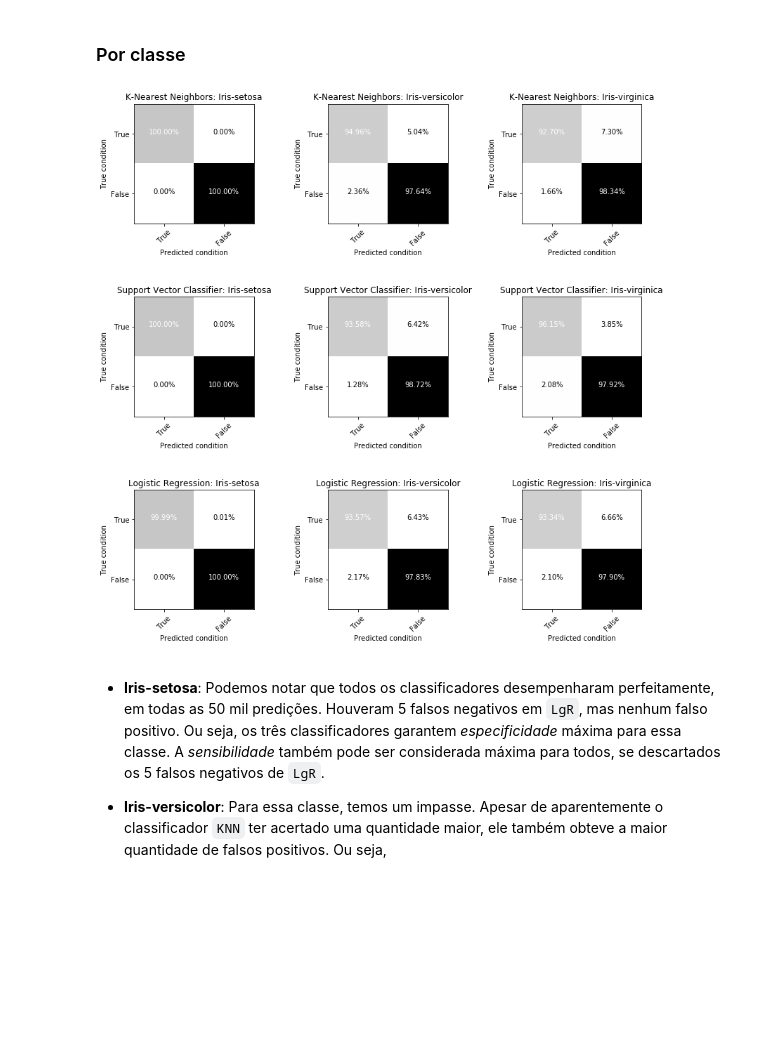
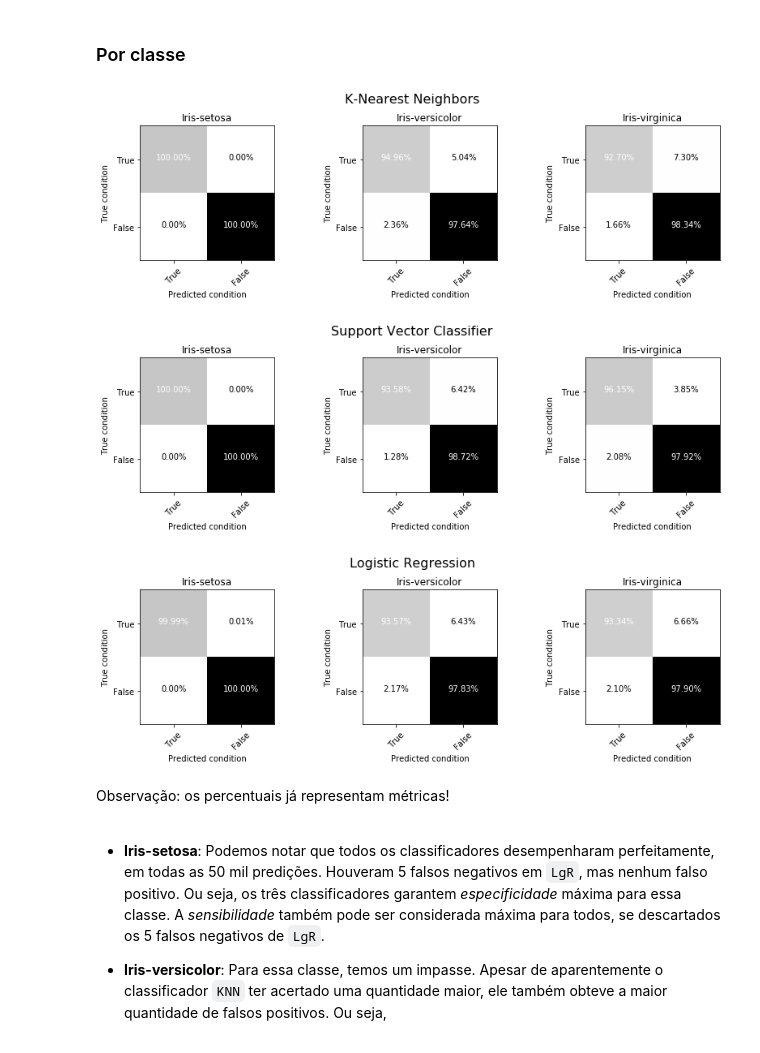
Before and after one commit to cristianokiu/desafio_datascience_intelivix_dez2016, a Jupyter notebook: Basico.ipynb, the cells around one changed output. Drawn from its saved outputs; the diff is of its cells as text; code cells hidden in the pictures; blank space fills up the shorter version.

Commit message:
Refactor code and add ConfusionMatrix class

```diff
--- a/Basico.ipynb
+++ b/Basico.ipynb
@@ -85,7 +85,7 @@ params = [
 # e o processo é repetido 'n_repeats' vezes.
 cross_validator = RepeatedStratifiedKFold(n_splits=3, n_repeats=100, random_state=R_STATE)
 
-for classifier, name, param in zip(classifiers, classifiers_names, params):
+for classifier, name, param in zip(classifiers, classifier_names, params):
     # Aqui, cada classificador é testado em cross-validation pelo RandomizedSearchCV,
     # para cada combinação randômica dos parâmetros.
     grid = RandomizedSearchCV(classifier, param, scoring='accuracy',
@@ -129,29 +129,30 @@ def massive_training(classifiers, X, y, n_splits=3, n_repeats=10):
 y_true, y_preds = massive_training(classifiers, X, y, n_repeats=1000)
 # %% [markdown]
 ## Matrizes de confusão
+# %%
+cms = []
+for y_pred, name in zip(y_preds, classifier_names):
+    matrix = cls_metrics.confusion_matrix(y_true, y_pred)
+    cms.append(utils.ConfusionMatrix(matrix, name, encoder.classes_))
 # %% [markdown]
 ### Por classificador
 # %%
 %matplotlib inline
 
-cms = [cls_metrics.confusion_matrix(y_true, y_pred) for y_pred in y_preds]
-utils.plot_confusion_matrices(cms, encoder.classes_, titles=classifiers_names)
+utils.plot_confusion_matrices(cms)
 # %% [output]
 [figure]
 # %% [markdown]
 ### Por classe
-# %%
-cl_cms, titles = [], []
-for cm, name in zip(cms, classifiers_names):
-    for cl in utils.ConfusionMatrix(cm, encoder.classes_):
-        titles.append('{0}: {1}'.format(name, cl.name))
-        cl_cms.append([[cl.TP, cl.FN], [cl.FP, cl.TN]])
-
-arr = np.array(cl_cms)
-
-utils.plot_confusion_matrices(np.array(cl_cms), ['True', 'False'], titles=titles, percentage=True)
-# %% [output]
-[figure, removed]
+# %%
+for cm in cms:
+    utils.plot_confusion_matrices(cm, percentage=True)
+# %% [output]
+[figure, added]
+[figure, added]
+[figure, added]
+# %% [markdown]
+Observação: os percentuais já representam métricas!
 # %% [markdown]
 * **Iris-setosa**: Podemos notar que todos os classificadores desempenharam perfeitamente, em todas as 50 mil predições. Houveram 5 falsos negativos em `LgR`, mas nenhum falso positivo. Ou seja, os três classificadores garantem *especificidade* máxima para essa classe. A *sensibilidade* também pode ser considerada máxima para todos, se descartados os 5 falsos negativos de `LgR`.
 
```
Also changed, not shown: parts of 2 cells of this notebook, 1 other file.
